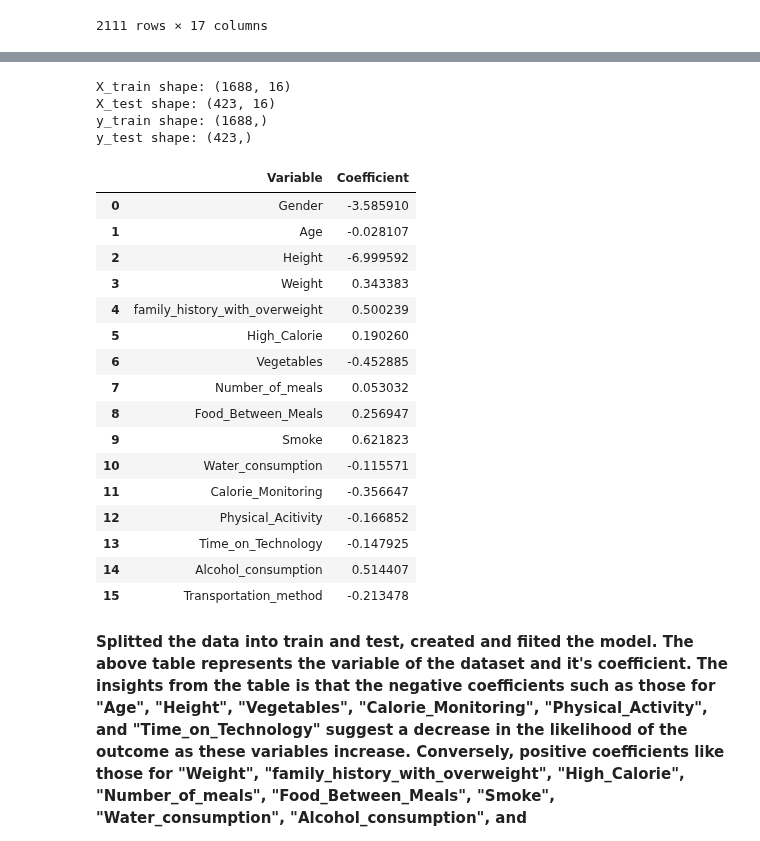
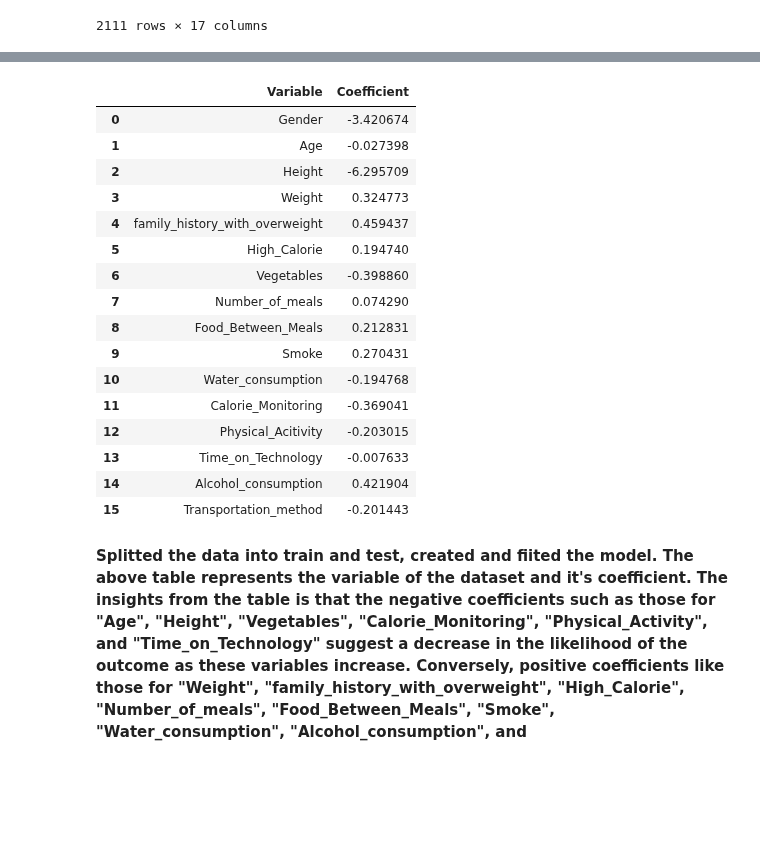
Before and after one commit to Ed-Chris/Data6xx, a Jupyter notebook: Logistic Regression, PCA with Python/DATA 606 - Final Project.ipynb, the cells around one changed output, grey strips where cells are left out. Cells and saved outputs as stored; diff of their text form; code cells hidden in the pictures; blank space fills up the shorter version.

```diff
--- a/Logistic Regression, PCA with Python/DATA 606 - Final Project.ipynb
+++ b/Logistic Regression, PCA with Python/DATA 606 - Final Project.ipynb
@@ -751,44 +795,28 @@ data
 # %%
 from sklearn.model_selection import train_test_split
 from sklearn.linear_model import LogisticRegression
 from statsmodels.stats.outliers_influence import variance_inflation_factor
 
-# Split the data into train and test sets
-X_train, X_test, y_train, y_test = train_test_split(data.drop('Outcome', axis=1), data['Outcome'], test_size=0.2, random_state=42)
-
-print("X_train shape:", X_train.shape)
-print("X_test shape:", X_test.shape)
-print("y_train shape:", y_train.shape)
-print("y_test shape:", y_test.shape)
-
-# Create and fit the model
-model = LogisticRegression(max_iter=1000)
-model.fit(X_train, y_train)
-
 # Print the variables and their coefficients in the model
-coefficients = pd.DataFrame({'Variable': X_train.columns, 'Coefficient': model.coef_[0]})
+coefficients = pd.DataFrame({'Variable': X_train.columns, 'Coefficient': best_model.coef_[0]})
 coefficients
 # %% [output]
-X_train shape: (1688, 16)
-X_test shape: (423, 16)
-y_train shape: (1688,)
-y_test shape: (423,)
 |  | Variable | Coefficient |
-| 0 | Gender | -3.585910 |
-| 1 | Age | -0.028107 |
-| 2 | Height | -6.999592 |
-| 3 | Weight | 0.343383 |
-| 4 | family_history_with_overweight | 0.500239 |
-| 5 | High_Calorie | 0.190260 |
-| 6 | Vegetables | -0.452885 |
-| 7 | Number_of_meals | 0.053032 |
-| 8 | Food_Between_Meals | 0.256947 |
-| 9 | Smoke | 0.621823 |
-| 10 | Water_consumption | -0.115571 |
-| 11 | Calorie_Monitoring | -0.356647 |
-| 12 | Physical_Acitivity | -0.166852 |
-| 13 | Time_on_Technology | -0.147925 |
-| 14 | Alcohol_consumption | 0.514407 |
-| 15 | Transportation_method | -0.213478 |
+| 0 | Gender | -3.420674 |
+| 1 | Age | -0.027398 |
+| 2 | Height | -6.295709 |
+| 3 | Weight | 0.324773 |
+| 4 | family_history_with_overweight | 0.459437 |
+| 5 | High_Calorie | 0.194740 |
+| 6 | Vegetables | -0.398860 |
+| 7 | Number_of_meals | 0.074290 |
+| 8 | Food_Between_Meals | 0.212831 |
+| 9 | Smoke | 0.270431 |
+| 10 | Water_consumption | -0.194768 |
+| 11 | Calorie_Monitoring | -0.369041 |
+| 12 | Physical_Acitivity | -0.203015 |
+| 13 | Time_on_Technology | -0.007633 |
+| 14 | Alcohol_consumption | 0.421904 |
+| 15 | Transportation_method | -0.201443 |
 # %% [markdown]
 **Splitted the data into train and test, created and fiited the model. The above table represents the variable of the dataset and it's coefficient. The insights from the table is that the negative coefficients such as those for "Age", "Height", "Vegetables", "Calorie_Monitoring", "Physical_Activity", and "Time_on_Technology" suggest a decrease in the likelihood of the outcome as these variables increase. Conversely, positive coefficients like those for "Weight", "family_history_with_overweight", "High_Calorie", "Number_of_meals", "Food_Between_Meals", "Smoke", "Water_consumption", "Alcohol_consumption", and "Transportation_method" indicate an increase in the likelihood of the outcome with an increase in these variables.**
```
Also changed, not shown: parts of 27 cells of this notebook.
